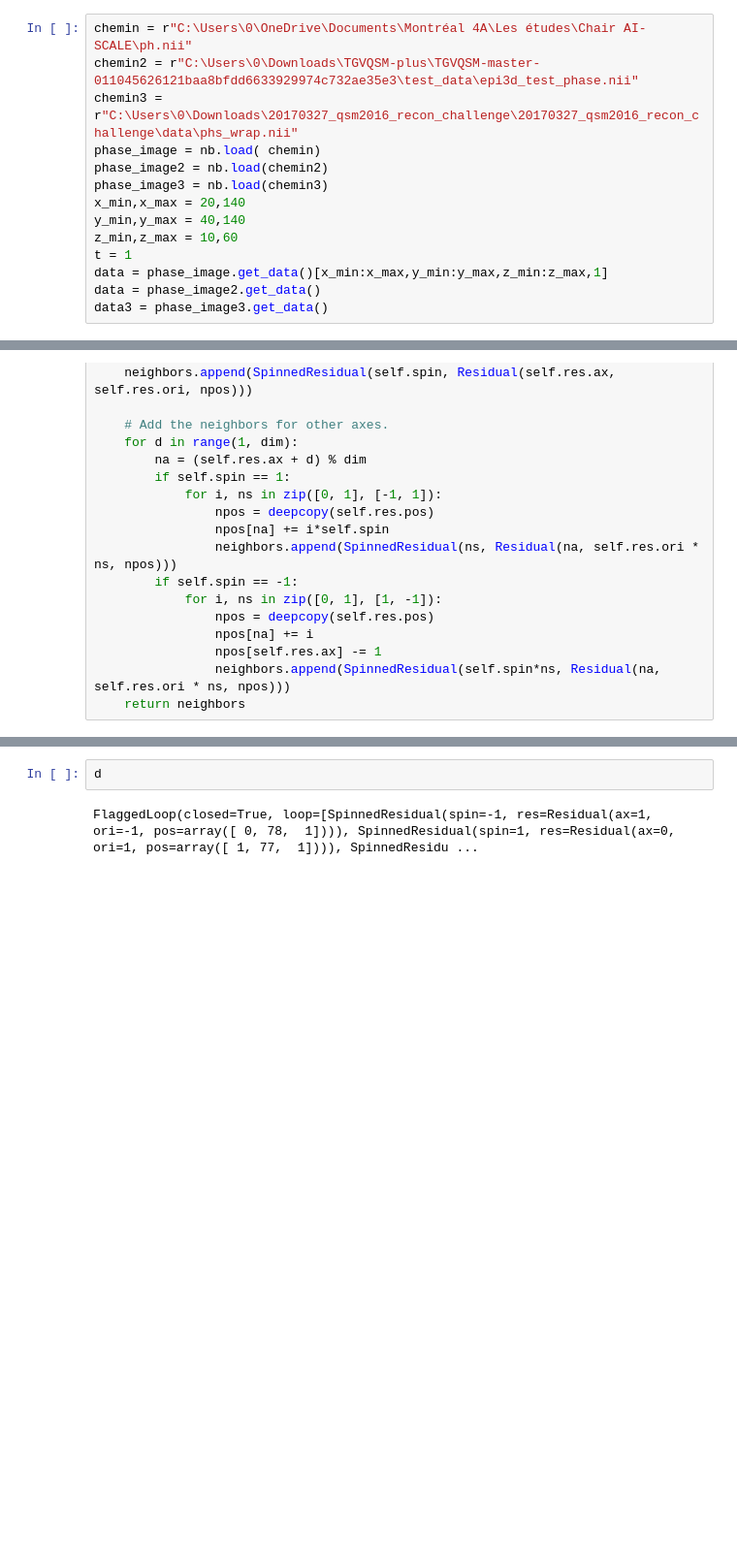
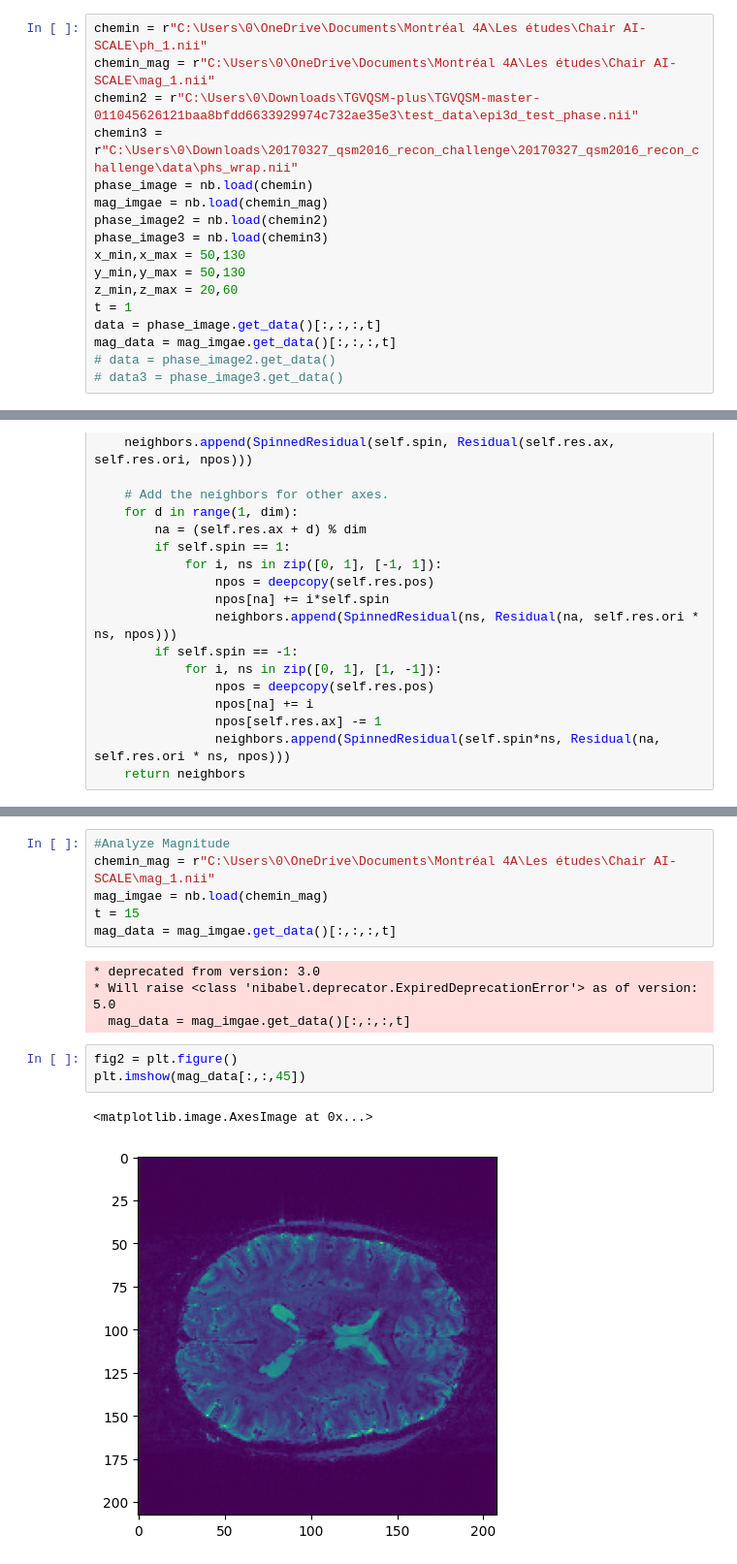
Before and after one commit to Mehdi5578/3DPU_Plateau_Problem, a Jupyter notebook: solution.ipynb, the cells around one changed output, grey strips where cells are left out. Shown at 97% size. Saved outputs shown, nothing was run; the diff lists cells and outputs as text; blank space fills up the shorter version.

```diff
--- a/solution.ipynb
+++ b/solution.ipynb
@@ -34,17 +34,20 @@ Requirement already satisfied: pywin32>=1.0 in c:\users\0\appdata\local\packages
 # %%
-chemin = r"C:\Users\0\OneDrive\Documents\Montréal 4A\Les études\Chair AI-SCALE\ph.nii"
+chemin = r"C:\Users\0\OneDrive\Documents\Montréal 4A\Les études\Chair AI-SCALE\ph_1.nii"
+chemin_mag = r"C:\Users\0\OneDrive\Documents\Montréal 4A\Les études\Chair AI-SCALE\mag_1.nii"
 chemin2 = r"C:\Users\0\Downloads\TGVQSM-plus\TGVQSM-master-011045626121baa8bfdd6633929974c732ae35e3\test_data\epi3d_test_phase.nii"
 chemin3 = r"C:\Users\0\Downloads\20170327_qsm2016_recon_challenge\20170327_qsm2016_recon_challenge\data\phs_wrap.nii"
-phase_image = nb.load( chemin)
+phase_image = nb.load(chemin)
+mag_imgae = nb.load(chemin_mag)
 phase_image2 = nb.load(chemin2)
 phase_image3 = nb.load(chemin3)
-x_min,x_max = 20,140
-y_min,y_max = 40,140
-z_min,z_max = 10,60
+x_min,x_max = 50,130
+y_min,y_max = 50,130
+z_min,z_max = 20,60
 t = 1
-data = phase_image.get_data()[x_min:x_max,y_min:y_max,z_min:z_max,1]
-data = phase_image2.get_data()
-data3 = phase_image3.get_data()
+data = phase_image.get_data()[:,:,:,t]
+mag_data = mag_imgae.get_data()[:,:,:,t]
+# data = phase_image2.get_data()
+# data3 = phase_image3.get_data()
 # %% [output]
 * deprecated from version: 3.0
 * Will raise <class 'nibabel.deprecator.ExpiredDeprecationError'> as of version: 5.0
@@ -405,4 +411,16 @@ d = search_loop(SpinnedResidual(1, r), shape, marker, False)
-# %%
-d
-# %% [output]
-FlaggedLoop(closed=True, loop=[SpinnedResidual(spin=-1, res=Residual(ax=1, ori=-1, pos=array([ 0, 78,  1]))), SpinnedResidual(spin=1, res=Residual(ax=0, ori=1, pos=array([ 1, 77,  1]))), SpinnedResidu ...
+# %%
+#Analyze Magnitude
+chemin_mag = r"C:\Users\0\OneDrive\Documents\Montréal 4A\Les études\Chair AI-SCALE\mag_1.nii"
+mag_imgae = nb.load(chemin_mag)
+t = 15
+mag_data = mag_imgae.get_data()[:,:,:,t]
+# %% [output]
+* deprecated from version: 3.0
+* Will raise <class 'nibabel.deprecator.ExpiredDeprecationError'> as of version: 5.0
+  mag_data = mag_imgae.get_data()[:,:,:,t]
+# %%
+fig2 = plt.figure()
+plt.imshow(mag_data[:,:,45])
+# %% [output]
+<matplotlib.image.AxesImage at 0x...>
+[figure, added]
```
Also changed, not shown: parts of 36 cells of this notebook.
